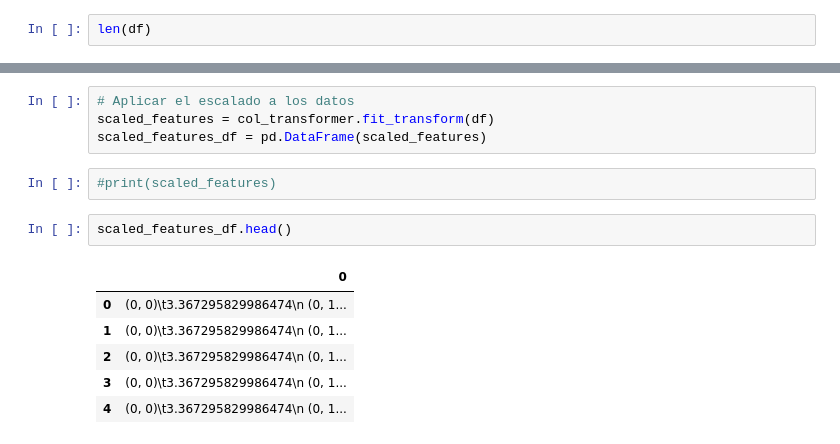
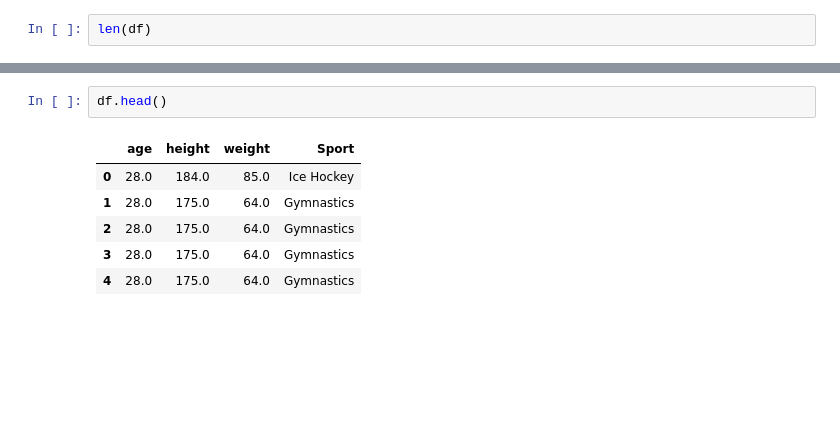
Before and after one commit to J07Aa/Repo, a Jupyter notebook: Proyecto_01/Proyecto_enunciado.ipynb, the cells around one changed output, grey strips where cells are left out. Saved outputs shown, nothing was run; the diff lists cells and outputs as text; blank space fills up the shorter version.

```diff
--- a/Proyecto_01/Proyecto_enunciado.ipynb
+++ b/Proyecto_01/Proyecto_enunciado.ipynb
@@ -760,15 +763,9 @@ elif categorical_transformer!= None:
-# %%
-# Aplicar el escalado a los datos
-scaled_features = col_transformer.fit_transform(df)
-scaled_features_df = pd.DataFrame(scaled_features)
-# %%
-#print(scaled_features)
 # %%
-scaled_features_df.head()
+df.head()
 # %% [output]
-|  | 0 |
-| 0 | (0, 0)\t3.367295829986474\n (0, 1... |
-| 1 | (0, 0)\t3.367295829986474\n (0, 1... |
-| 2 | (0, 0)\t3.367295829986474\n (0, 1... |
-| 3 | (0, 0)\t3.367295829986474\n (0, 1... |
-| 4 | (0, 0)\t3.367295829986474\n (0, 1... |
+|  | age | height | weight | Sport |
+| 0 | 28.0 | 184.0 | 85.0 | Ice Hockey |
+| 1 | 28.0 | 175.0 | 64.0 | Gymnastics |
+| 2 | 28.0 | 175.0 | 64.0 | Gymnastics |
+| 3 | 28.0 | 175.0 | 64.0 | Gymnastics |
+| 4 | 28.0 | 175.0 | 64.0 | Gymnastics |
```
Also changed, not shown: parts of 17 cells of this notebook, 11 other files.
